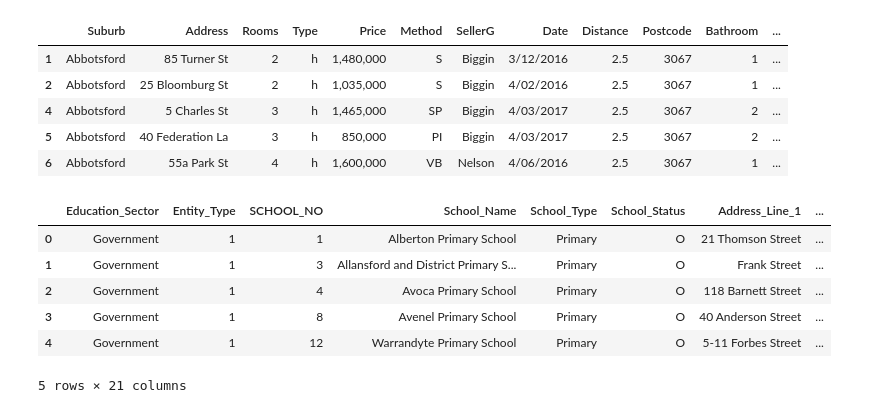
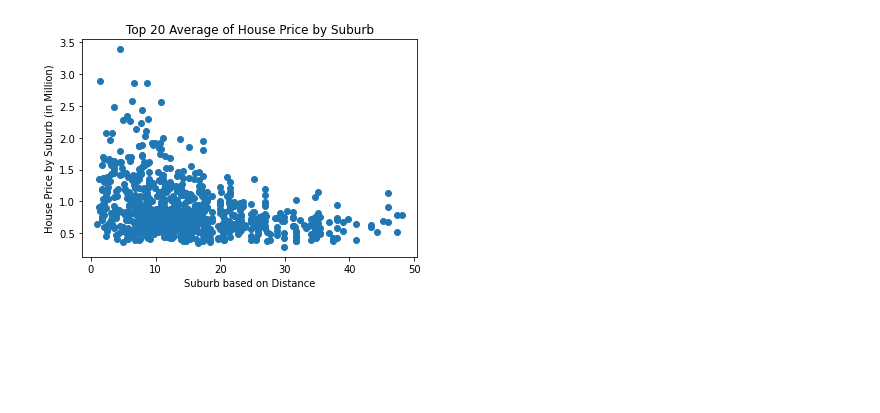
Before and after one commit to Franco1230/Data-Bootcamp-Project-1, a Jupyter notebook: Main.ipynb, the cells around one changed output. Cells and saved outputs as stored; diff of their text form; code cells hidden in the pictures; blank space fills up the shorter version.

```diff
--- a/Main.ipynb
+++ b/Main.ipynb
@@ -36 +46,20 @@ house_data.head()
 5 rows × 21 columns
+# %%
+# cleaning house data
+house_data_cleaned = house_data.dropna(subset = ["Price"])
+house_data_cleaned = house_data_cleaned.drop(["Bedroom2"], axis = "columns")
+house_data_cleaned = house_data_cleaned.fillna(0)
+
+# Set up a list for data type
+column_list = ["Postcode",
+               "Bathroom",
+               "Car",
+               "Landsize",
+               "BuildingArea",
+               "YearBuilt",
+               "Propertycount",
+               "Rooms"]
+
+set_integer(column_list, house_data_cleaned)
+
+house_data_cleaned["Price"] = house_data_cleaned.apply(lambda x: "{:,.0f}".format(x["Price"]), axis = 1)
@@ -36,0 +106,4 @@ house_data.head()
+# %%
+suburb_price_distance_df= house_data_cleaned[["Suburb", "Price", "Distance", "Type"]].groupby(['Suburb','Type'])['Distance','Price'].mean()
+pd.set_option('display.float_format', lambda x: '%.2f' % x)
+suburb_price_distance_df
@@ -36,0 +134,5 @@ house_data.head()
+# %%
+def plt(x,y, tick_locations):
+    plt.bar(x,y, width=0.1, align="edge")
+    plt.xticks(x,tick_locations, rotation="vertical")
+    plt.show()
@@ -36,0 +188,12 @@ house_data.head()
+# %%
+sorted_df=suburb_price_distance_df.sort_values("Price")
+
+x= sorted_df["Distance"]
+y= sorted_df["Price"]/1000000
+plt.scatter(x,y)
+plt.title("Top 20 Average of House Price by Suburb")
+plt.xlabel("Suburb based on Distance")
+plt.ylabel("House Price by Suburb (in Million)")
+plt.show()
+# %% [output]
+[figure, added]
@@ -37,33 +210,2 @@ house_data.head()
 # %%
-column_to_int_list = ["Postcode",
-                      "Bathroom",
-                      "Car",
-                      "Landsize",
-                      "BuildingArea",
-                      "YearBuilt",
-                      "Propertycount",
-                      "Rooms"]
-
-cleaned_house_data = clean_house_data(house_data, column_to_int_list)
-
-cleaned_house_data.to_csv(house_file, index = False, encoding = "utf-8")
-
-cleaned_house_data.head()
+house_data_cleaned.to_csv(house_file, index = False, encoding = "utf-8")
-# %% [output]
-|  | Suburb | Address | Rooms | Type | Price | Method | SellerG | Date | Distance | Postcode | Bathroom | ... |
-| 1 | Abbotsford | 85 Turner St | 2 | h | 1,480,000 | S | Biggin | 3/12/2016 | 2.5 | 3067 | 1 | ... |
-| 2 | Abbotsford | 25 Bloomburg St | 2 | h | 1,035,000 | S | Biggin | 4/02/2016 | 2.5 | 3067 | 1 | ... |
-| 4 | Abbotsford | 5 Charles St | 3 | h | 1,465,000 | SP | Biggin | 4/03/2017 | 2.5 | 3067 | 2 | ... |
-| 5 | Abbotsford | 40 Federation La | 3 | h | 850,000 | PI | Biggin | 4/03/2017 | 2.5 | 3067 | 2 | ... |
-| 6 | Abbotsford | 55a Park St | 4 | h | 1,600,000 | VB | Nelson | 4/06/2016 | 2.5 | 3067 | 1 | ... |
-# %%
-school_data = pd.read_csv(school_data_path, encoding = "cp1252")
-school_data.head()
-# %% [output]
-|  | Education_Sector | Entity_Type | SCHOOL_NO | School_Name | School_Type | School_Status | Address_Line_1 | ... |
-| 0 | Government | 1 | 1 | Alberton Primary School | Primary | O | 21 Thomson Street | ... |
-| 1 | Government | 1 | 3 | Allansford and District Primary S... | Primary | O | Frank Street | ... |
-| 2 | Government | 1 | 4 | Avoca Primary School | Primary | O | 118 Barnett Street | ... |
-| 3 | Government | 1 | 8 | Avenel Primary School | Primary | O | 40 Anderson Street | ... |
-| 4 | Government | 1 | 12 | Warrandyte Primary School | Primary | O | 5-11 Forbes Street | ... |
-5 rows × 21 columns
```
Also changed, not shown: parts of 19 cells of this notebook.
